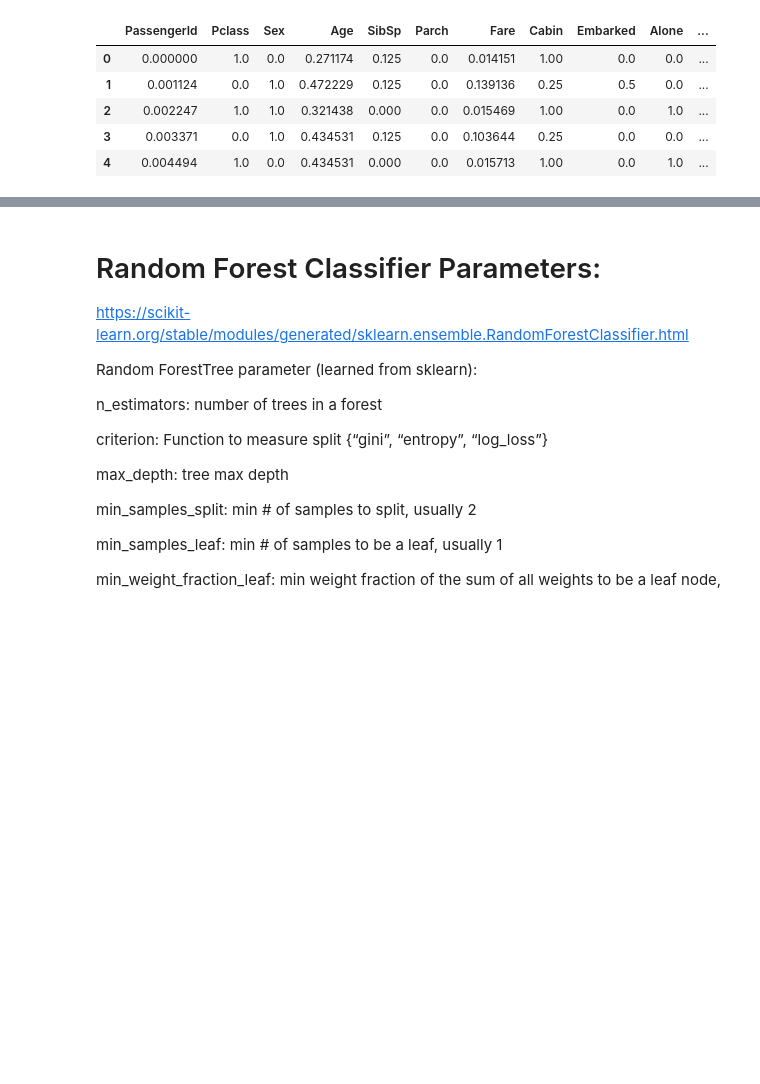
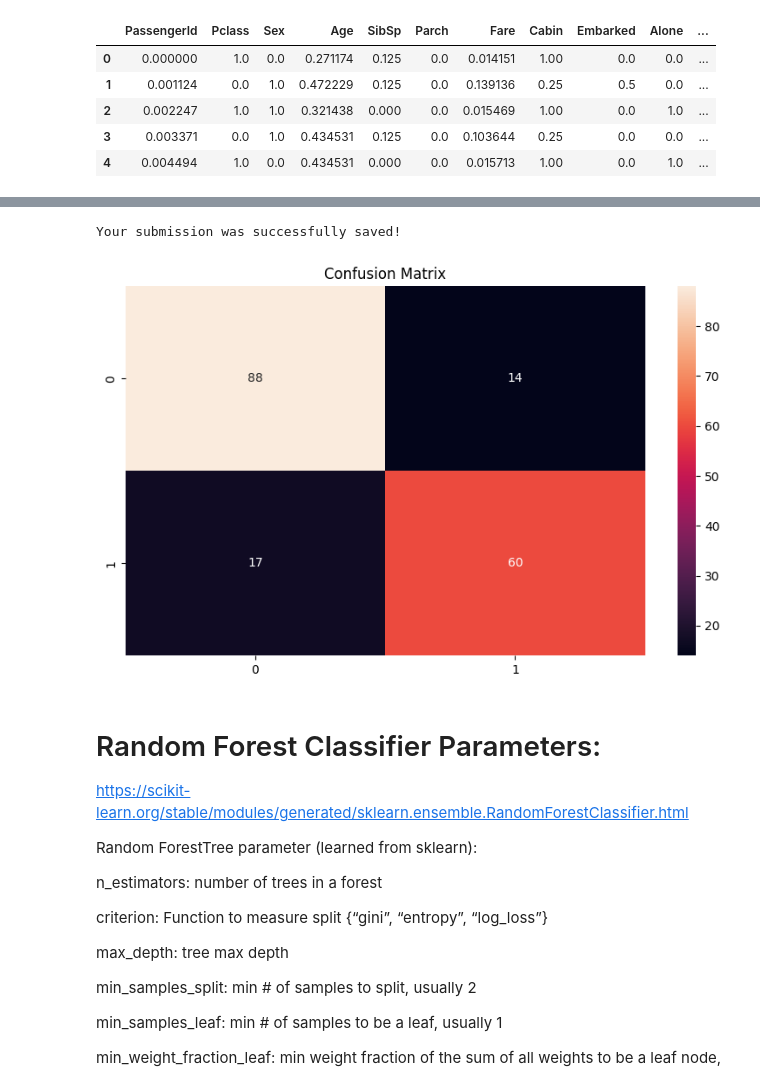
Before and after one commit to Alex-Mak-MCW/Titanic-Survival-Precictions-Project, a Jupyter notebook: PythonTitanicProject.ipynb, the cells around one changed output, grey strips where cells are left out. Saved outputs shown, nothing was run; the diff lists cells and outputs as text; code cells hidden in the pictures; blank space fills up the shorter version.

```diff
--- a/PythonTitanicProject.ipynb
+++ b/PythonTitanicProject.ipynb
@@ -419,3 +470,53 @@ scaled_train.head()
+# %%
+# Removing less important features
+new_train = scaled_train.drop(['Alone','Parch','Embarked'], axis=1)
+new_test = scaled_test.drop(['Alone','Parch','Embarked'], axis=1)
+
+# 80-20 split
+X_train, X_test, y_train, y_test = train_test_split(new_train, y, test_size=0.2)
+clf = RandomForestClassifier(n_estimators=100)
+
+#Train the model using the training sets
+# fit the training data to the classifier
+clf.fit(X_train, y_train)
+
+# make predictions on test
+y_pred = clf.predict(X_test)
+
+# Accuracy can go as high as 85%
+# print("Accuracy: {}".format(metrics.accuracy_score(y_test, y_pred)))
+
+# Print the classification report
+# print(classification_report(y_test,y_pred))
+
+# display confusion matrix (TP, FP, TN, NN)
+conf_matrix=confusion_matrix(y_test, y_pred)
+
+# Display in seaborn heatmap
+plt.figure(figsize=(8,5))
+sns.heatmap(conf_matrix, annot=True)
+plt.title('Confusion Matrix')
+plt.tight_layout()
+
+# make predictions on testing data again
+prediction = clf.predict(new_test)
+# Make a new column to store the predictions
+test_data['Survival_Predictions'] = pd.Series(prediction)
+
+# test_data['Survival_Predictions']=test_data['Survival_Predictions'].astype(int)
+# print(test_data['Survival_Predictions'])
+# print(test_data.dtypes)
+
+# len(y_pred)
+# test_data['Survival_Predictions']
+
+output = pd.DataFrame({'PassengerId': test_data.PassengerId, 'Survived': prediction})
+# # Assign output to a csv file
+output.to_csv('submission.csv', index=False)
+print("Your submission was successfully saved!")
+# %% [output]
+Your submission was successfully saved!
+[figure, added]
 # %%
 # # pd.loc to access data in array based on given column(s)
 # # Find female survivors in training data
```
Also changed, not shown: parts of 5 cells of this notebook, 1 other file.
